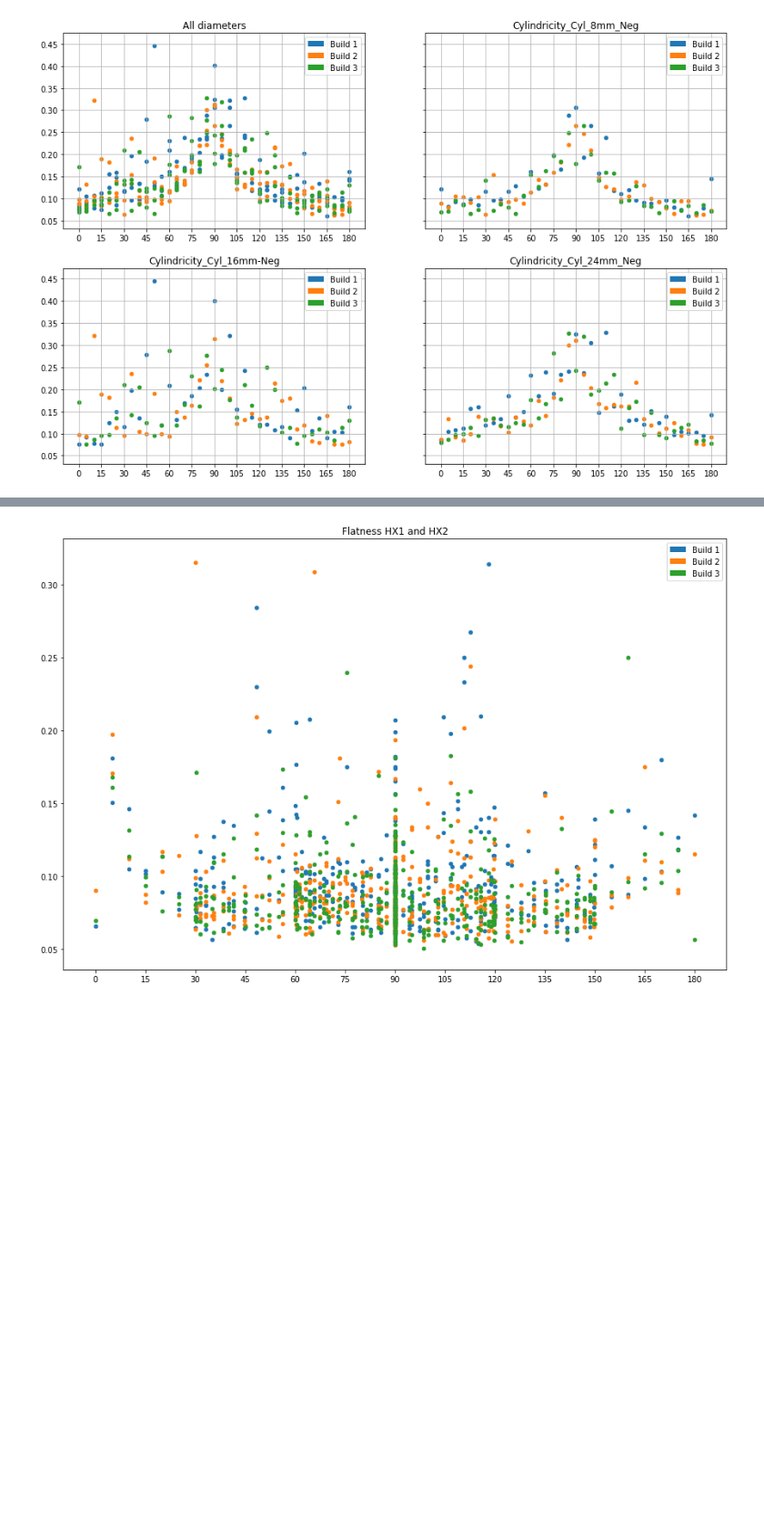
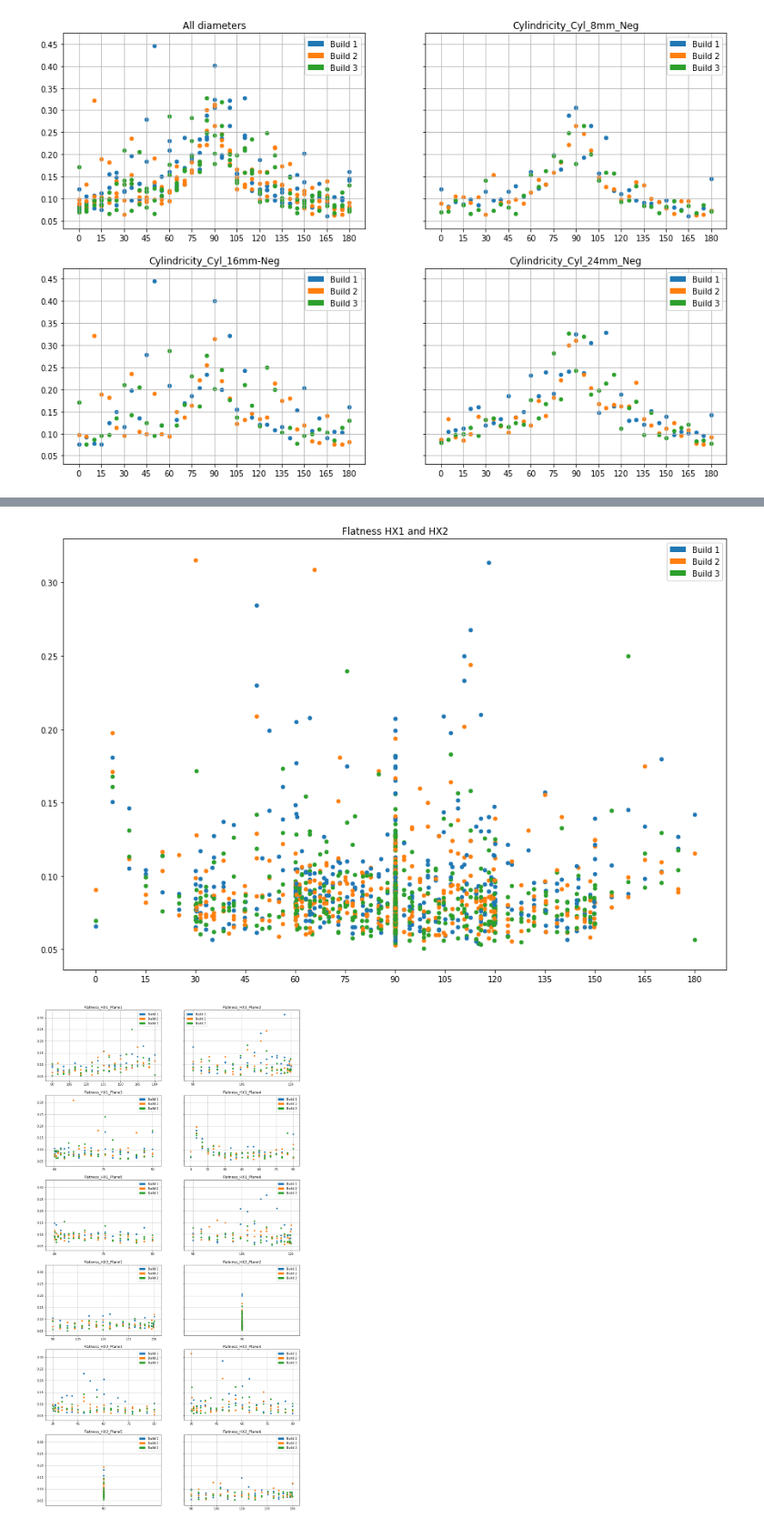
Before and after one commit to TheThorb/Leirmo_Exp1_Publication1, a Jupyter notebook: leirmo_exp1_v0.4.ipynb, the cells around one changed output, grey strips where cells are left out. Shown at 91% size. Drawn from its saved outputs; the diff is of its cells as text; code cells hidden in the pictures; blank space fills up the shorter version.

```diff
--- a/leirmo_exp1_v0.4.ipynb
+++ b/leirmo_exp1_v0.4.ipynb
@@ -235,42 +158,63 @@ df_planes = func.get_planes(char_dict)
 
 # Define colors
 colors = ['tab:blue', 'tab:orange', 'tab:green']
 
 # Initialize empty list for legend elements
 legend_elements = []
 
 # Define and append legend elements
 for i in range(3):
     legend_elements.append(Patch(facecolor=colors[i], label="Build {}".format(i+1)))
 
 # Remove all specimen rotated -90 degrees
-df_planes = df_planes[df_planes['angle'] != -90]
+df_planes = func.exclude_values('angle', -90, df_planes)
 
 # Remove any duplicated columns
-df_planes = df_planes.loc[:,~df_planes.columns.duplicated()]
+# df_planes = df_planes.loc[:,~df_planes.columns.duplicated()]
 
 # Extract the error, angle and build columns
-df_planes = df_planes[['error', 'angle_z', 'build']]
+data = func.get_column(['error', 'angle_z', 'build'], df_planes)
 
-# Convert to groupby-object
-gb_planes = df_planes.groupby('build')
+# Convert to groupby-objects
+for i in range(len(data)):
+    data[i] = data[i].groupby('build')
 
 # Create a single figure for all planes
-fig, ax = plt.subplots(figsize=(15, 10))
+fig1, ax = plt.subplots(figsize=(15, 10))
 
 # Define details
 ax.set_xticks(range(0, 181, 15))
 ax.set_title("Flatness HX1 and HX2")
 ax.legend(handles=legend_elements)
 
 # Plot all the data
-for name, group in gb_planes:
-    ax.scatter(group['angle_z'], group['error'], s=20, c=colors[int(name)-1])
+for i in range(len(data)):
+    for name, group in data[i]:
+        ax.scatter(group['angle_z'], group['error'], s=20, c=colors[int(name)-1])
+
+ncols = 2
+nrows = math.ceil(len(data) / ncols)
+
+# Create figure for all separate planes
+fig2, axs = plt.subplots(nrows, ncols, sharey=True, figsize=(15,30))
+
+# Plot data
+for i in range(len(data)):
+    j, k = int(i/ncols), i%ncols
+    axs[j, k].grid(True)
+    axs[j, k].set_xticks(range(0, 181, 15))
+    axs[j, k].set_title(str(df_planes[i]['char'][0]))
+    axs[j, k].legend(handles=legend_elements)
+
+    for name, group in data[i]:
+        axs[j, k].scatter(group.angle_z, group.error, s=20, c=colors[int(name)-1])
+
 
 # Display plot
 plt.show()
 # %% [output]
-[figure, old version]
+[figure, new version]
+[figure, added]
 # %%
 """
 Boxplots showing the variation in cylindricity of different dimension cylinders with respect to the z-height.
```
Also changed, not shown: parts of 4 cells of this notebook.
